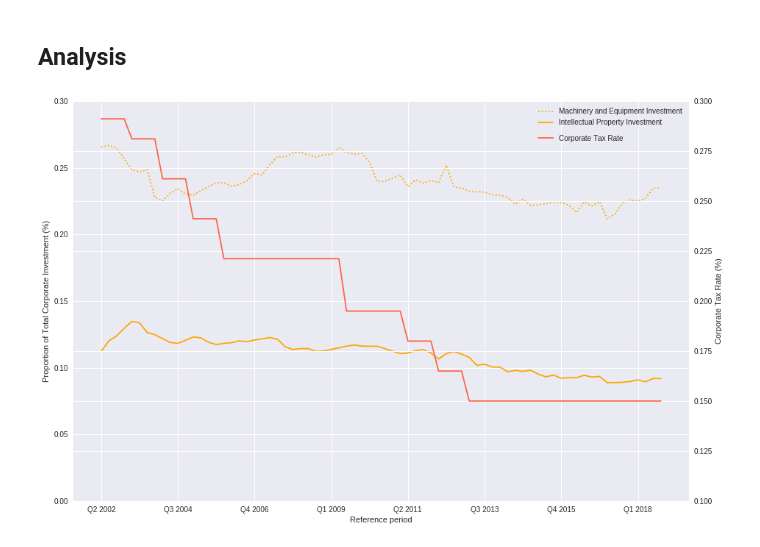
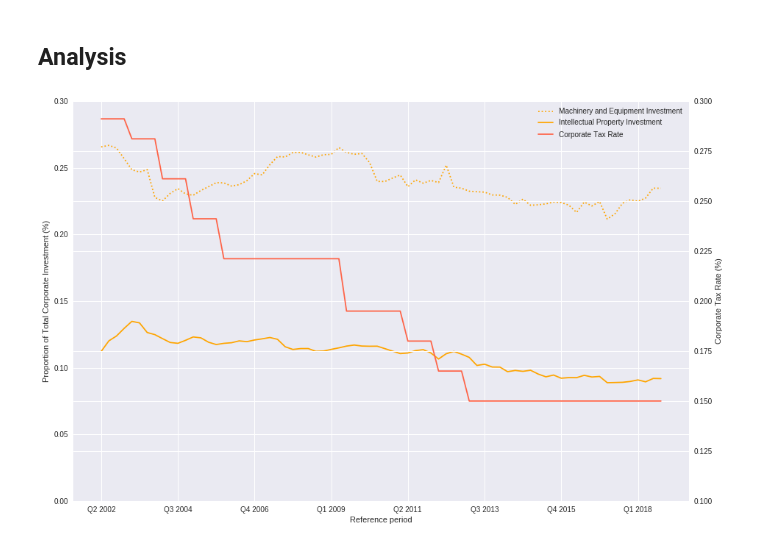
Before and after one commit to jtloong/blog_projects, a Jupyter notebook: corp_investment/analysis.ipynb, the cells around one changed output. Cells and saved outputs as stored; diff of their text form; code cells hidden in the pictures.

```diff
--- a/corp_investment/analysis.ipynb
+++ b/corp_investment/analysis.ipynb
@@ -60,24 +66,24 @@ data.head()
 # %%
 # Set up plots
 fig = plt.figure(figsize=(15,10))
 plt.style.use('seaborn')
 ax1 = fig.add_subplot(111)
 ax2 = ax1.twinx()
 
 # Plot out data
 data.plot(ax=ax1, y='Machinery and Equipment Investment', color='orange', style=[':'])
 data.plot(ax=ax1, y='Intellectual Property Investment', color='orange')
 data.plot(ax=ax2, y='Corporate Tax Rate', color='tomato')
 
 # Format labeling and look
 ax1.set_ylabel('Proportion of Total Corporate Investment (%)')
 ax2.set_ylabel('Corporate Tax Rate (%)')
 ax1.set_ybound(0, 0.3)
 ax2.set_ybound(0.1,0.30)
-ax2.legend(loc=(0.75,0.89))
+ax2.legend(loc=(0.75,0.90))
 ax1.set_xticklabels(minor=False, labels=data.index.values[::9])
 
 # Save plot to image
 plt.savefig('corporate_investment.jpg')
 # %% [output]
-[figure, old version]
+[figure, new version]
```
Also changed, not shown: parts of 1 cell of this notebook.
